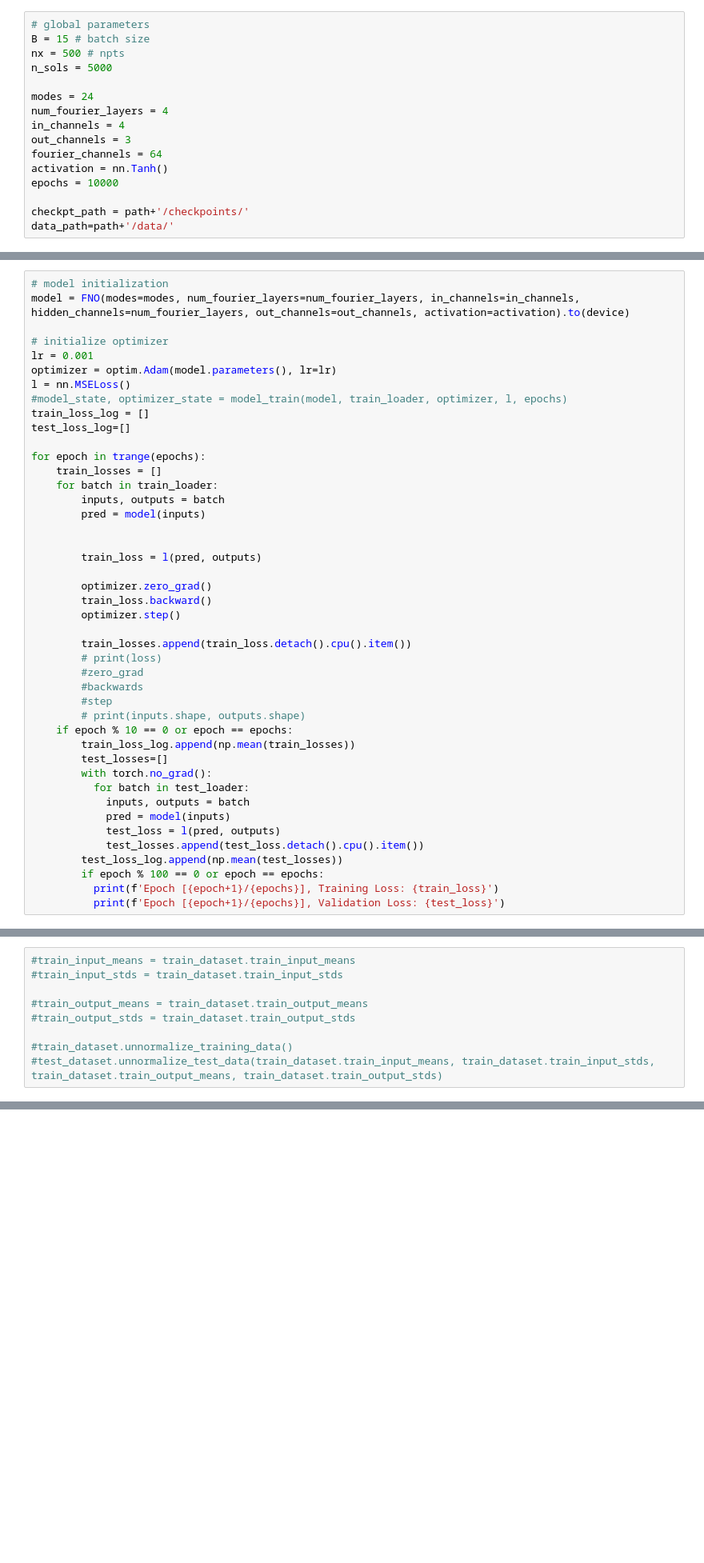
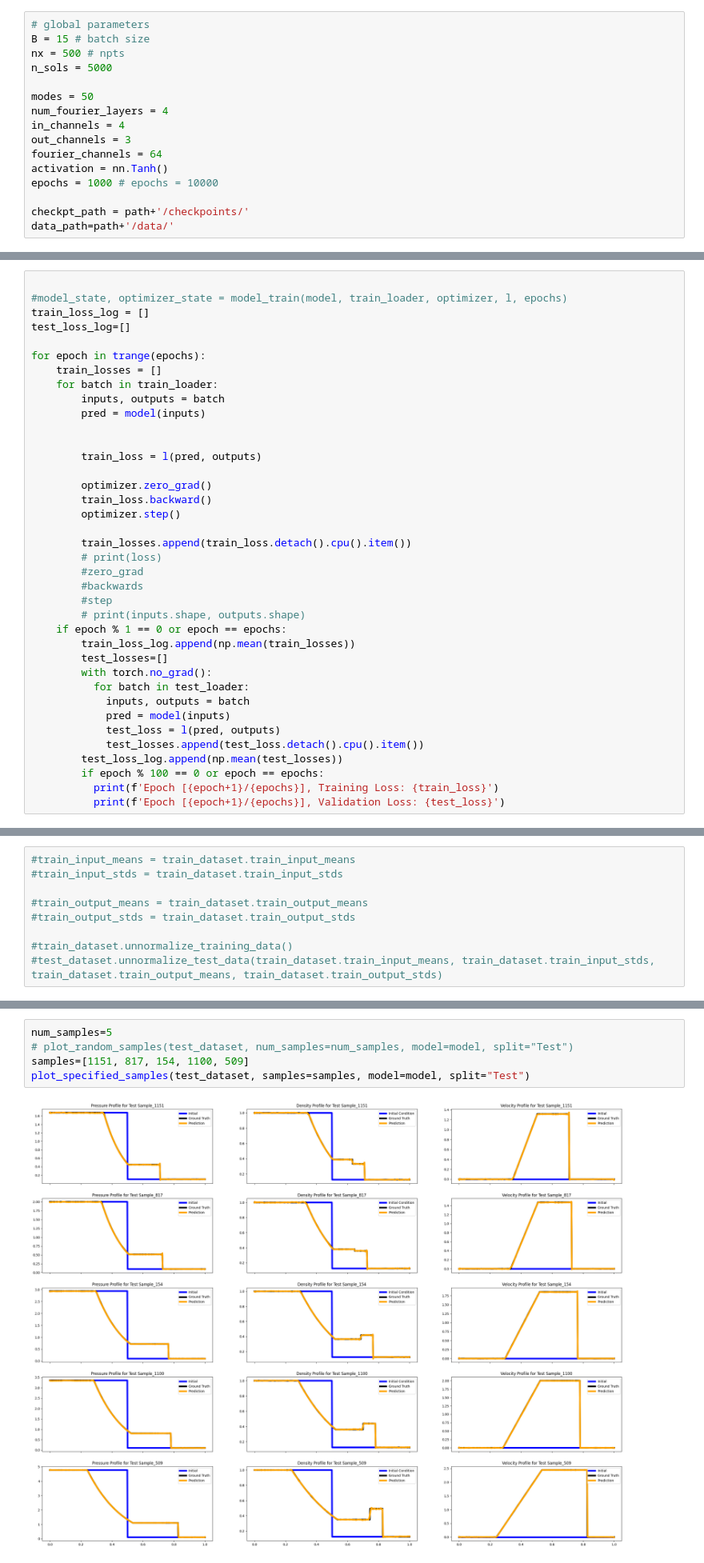
Before and after one commit to wang-roy/ENM_5320_Final_Project, a Jupyter notebook: train_colab.ipynb, the cells around one changed output, grey strips where cells are left out. Shown at 80% size. Drawn from its saved outputs; the diff is of its cells as text; blank space fills up the shorter version.

```diff
--- a/train_colab.ipynb
+++ b/train_colab.ipynb
@@ -34,13 +35,13 @@ B = 15 # batch size
 nx = 500 # npts
 n_sols = 5000
 
-modes = 24
+modes = 50
 num_fourier_layers = 4
 in_channels = 4
 out_channels = 3
 fourier_channels = 64
 activation = nn.Tanh()
-epochs = 10000
+epochs = 1000 # epochs = 10000
 
 checkpt_path = path+'/checkpoints/'
 data_path=path+'/data/'
@@ -263,11 +263,5 @@ for batch in train_loader:
 # %%
-# model initialization
-model = FNO(modes=modes, num_fourier_layers=num_fourier_layers, in_channels=in_channels, hidden_channels=num_fourier_layers, out_channels=out_channels, activation=activation).to(device)
 
-# initialize optimizer
-lr = 0.001
-optimizer = optim.Adam(model.parameters(), lr=lr)
-l = nn.MSELoss()
 #model_state, optimizer_state = model_train(model, train_loader, optimizer, l, epochs)
 train_loss_log = []
 test_loss_log=[]
@@ -291,7 +285,7 @@ for epoch in trange(epochs):
         #backwards
         #step
         # print(inputs.shape, outputs.shape)
-    if epoch % 10 == 0 or epoch == epochs:
+    if epoch % 1 == 0 or epoch == epochs:
         train_loss_log.append(np.mean(train_losses))
         test_losses=[]
         with torch.no_grad():
@@ -470,0 +503,7 @@ for k in range(num_figs):
+# %%
+num_samples=5
+# plot_random_samples(test_dataset, num_samples=num_samples, model=model, split="Test")
+samples=[1151, 817, 154, 1100, 509]
+plot_specified_samples(test_dataset, samples=samples, model=model, split="Test")
+# %% [output]
+[figure, added]
```
Also changed, not shown: parts of 23 cells of this notebook, 4 other files.
